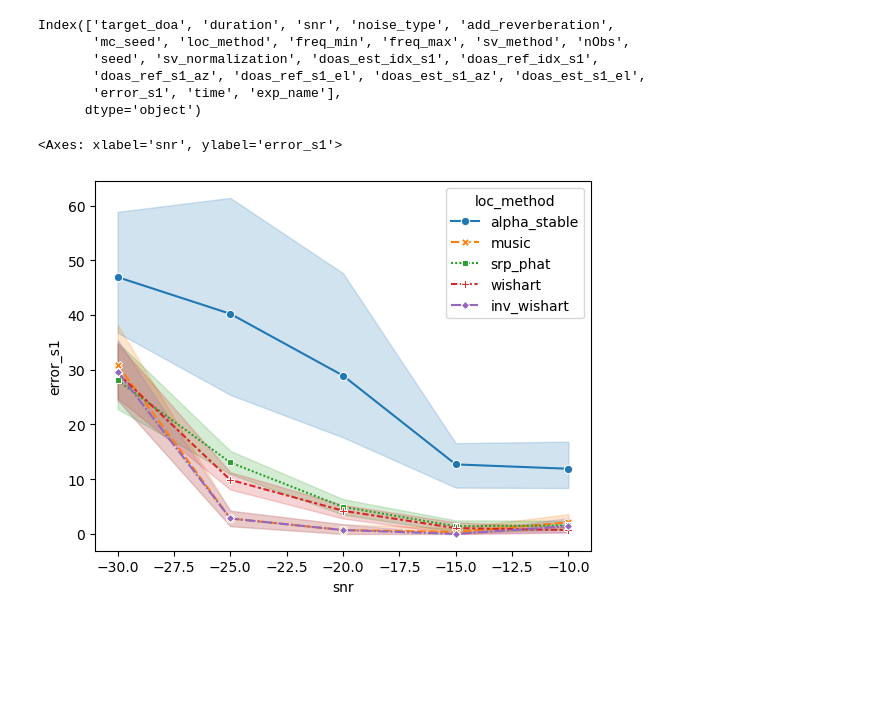
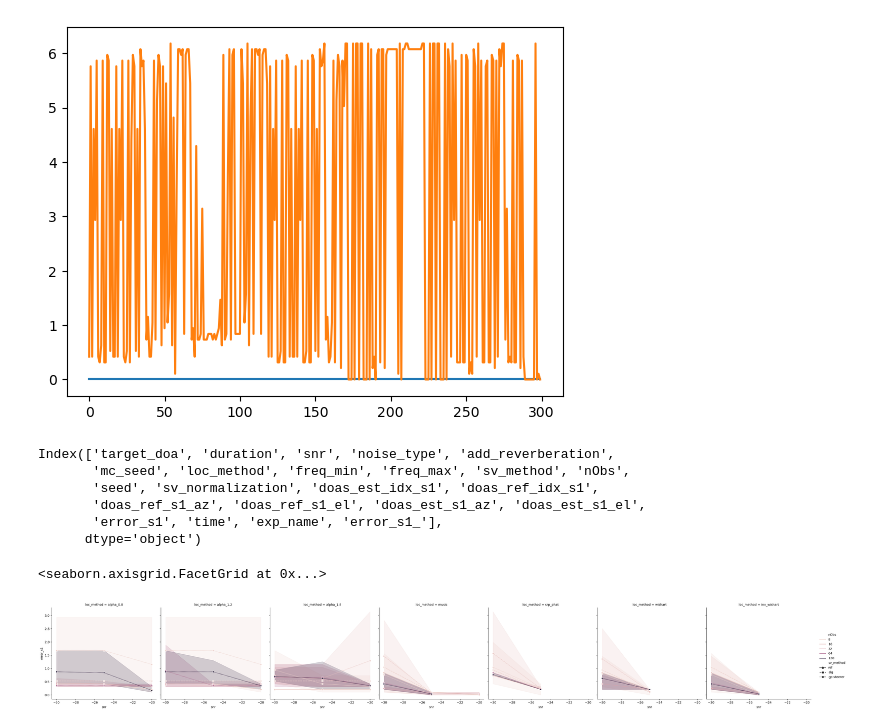
Before and after one commit to Chutlhu/shamans, a Jupyter notebook: analysize_results_exp1.ipynb, the cells around one changed output. Drawn from its saved outputs; the diff is of its cells as text; code cells hidden in the pictures; blank space fills up the shorter version.

Commit message:
[BUG] this solves an error in computing the ang error

```diff
--- a/analysize_results_exp1.ipynb
+++ b/analysize_results_exp1.ipynb
@@ -7,18 +7,28 @@ import seaborn as sns
 # load data
 df = pd.read_csv('results/experiment_results_exp-1.csv')
 
-df['error_s1'] = np.abs(np.rad2deg(df['error_s1']))
+
+def calc_ae(a,b):
+    x = np.abs(a-b)
+    return np.min(np.array((x, np.abs(360-x))), axis=0)
+
+df['error_s1_'] = calc_ae(np.rad2deg(df['doas_est_s1_az']), np.rad2deg(df['doas_ref_s1_az']))
+
+plt.plot(df['doas_ref_s1_az'])
+plt.plot(df['doas_est_s1_az'])
+plt.show()
 
 df.columns
 # %% [output]
+[figure, added]
 Index(['target_doa', 'duration', 'snr', 'noise_type', 'add_reverberation',
        'mc_seed', 'loc_method', 'freq_min', 'freq_max', 'sv_method', 'nObs',
        'seed', 'sv_normalization', 'doas_est_idx_s1', 'doas_ref_idx_s1',
        'doas_ref_s1_az', 'doas_ref_s1_el', 'doas_est_s1_az', 'doas_est_s1_el',
-       'error_s1', 'time', 'exp_name'],
+       'error_s1', 'time', 'exp_name', 'error_s1_'],
       dtype='object')
 # %%
-sns.lineplot(data=df, x='snr', y='error_s1', hue='loc_method', style='loc_method', markers=True)
+sns.relplot(data=df, x='snr', y='error_s1', hue='nObs', style='sv_method', markers=True, col='loc_method', kind='line')
 # %% [output]
-<Axes: xlabel='snr', ylabel='error_s1'>
+<seaborn.axisgrid.FacetGrid at 0x...>
-[figure, old version]
+[figure, new version]
```
Also changed, not shown: parts of 1 cell of this notebook, 2 other files.
